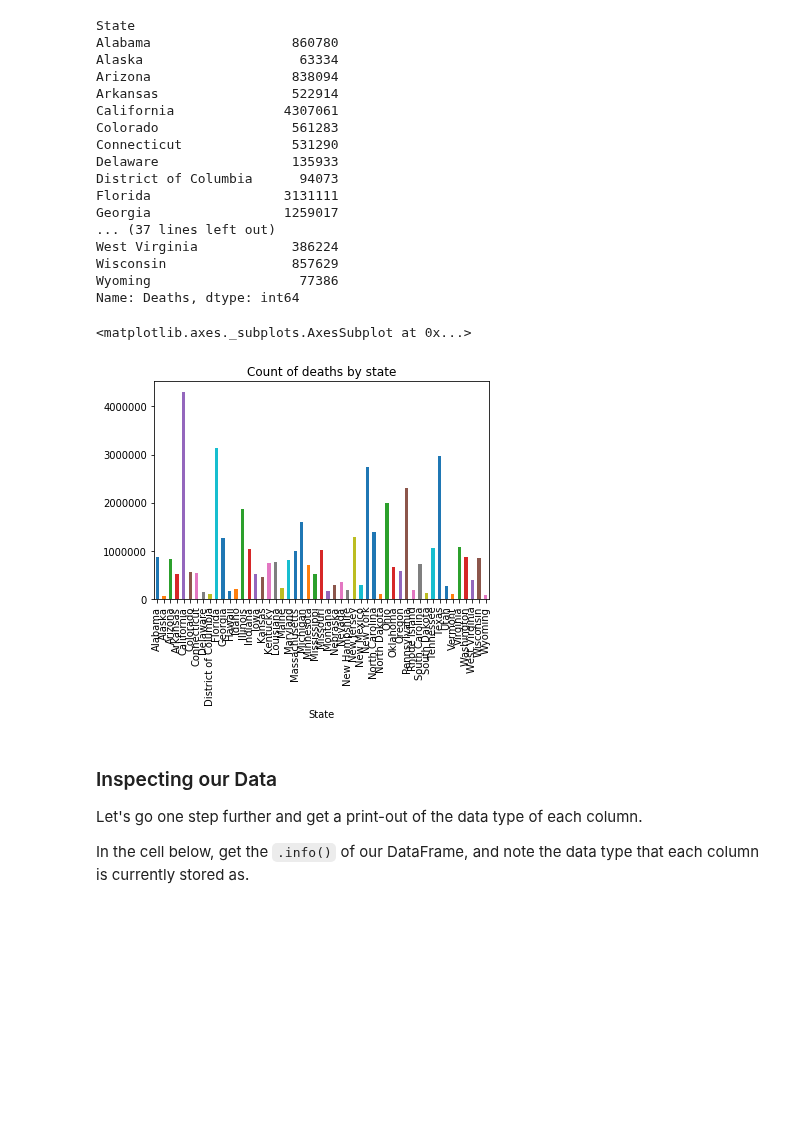
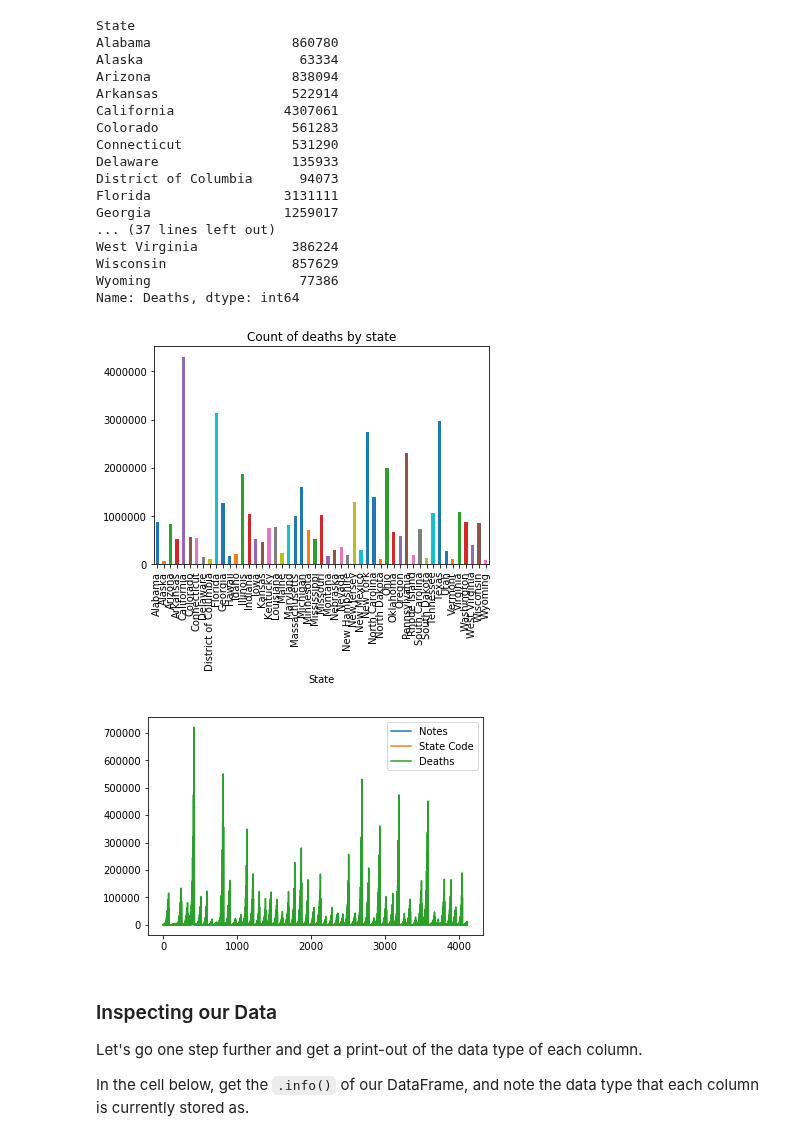
Before and after one commit to glmack/dsc-1-04-09-pivot-tables-with-pandas-lab-seattle-ds-career-040119, a Jupyter notebook: index.ipynb, the cells around one changed output. Saved outputs shown, nothing was run; the diff lists cells and outputs as text; code cells hidden in the pictures; blank space fills up the shorter version.

```diff
--- a/index.ipynb
+++ b/index.ipynb
@@ -140,14 +140,14 @@ Wyoming                   77386
 Name: Deaths, dtype: int64
 # %%
 df.groupby(['State'])['Deaths'].sum().plot.bar(title= 'Count of deaths by state')
-# ax = df.plot()
+ax = df.plot()
 # ax.set_xlabel("x label")
 
 #figsize=
 # title, axes labels and have your graph be an appropriate size.
 # %% [output]
-<matplotlib.axes._subplots.AxesSubplot at 0x...>
 [figure]
+[figure, added]
 # %% [markdown]
 ### Inspecting our Data
 
```
